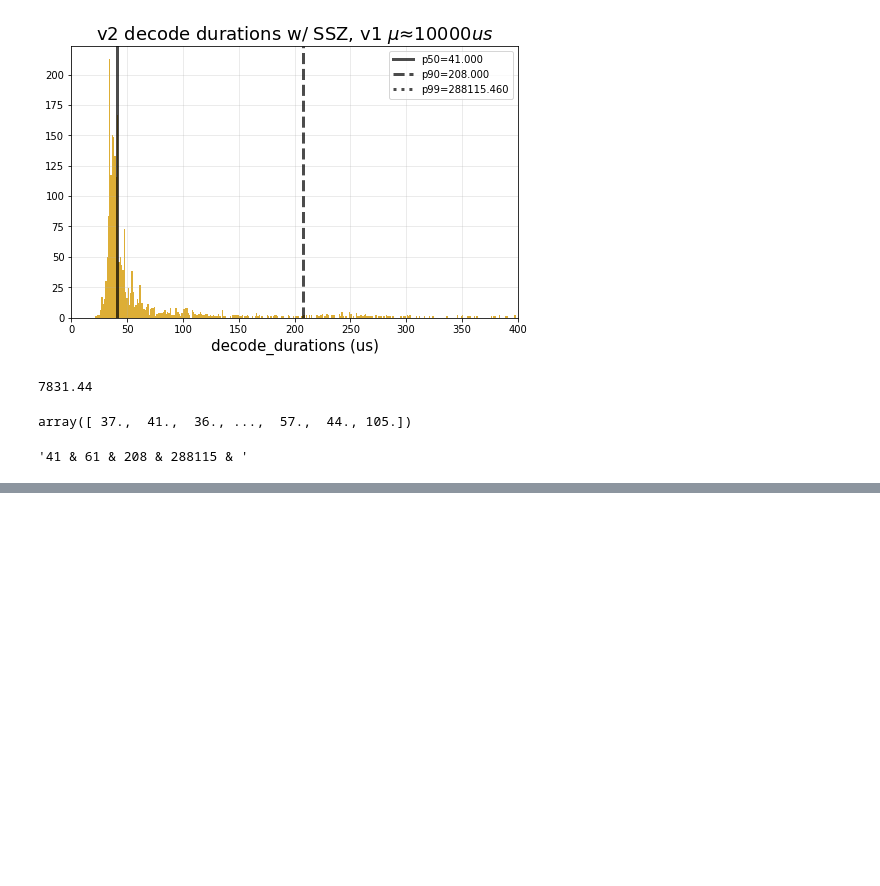
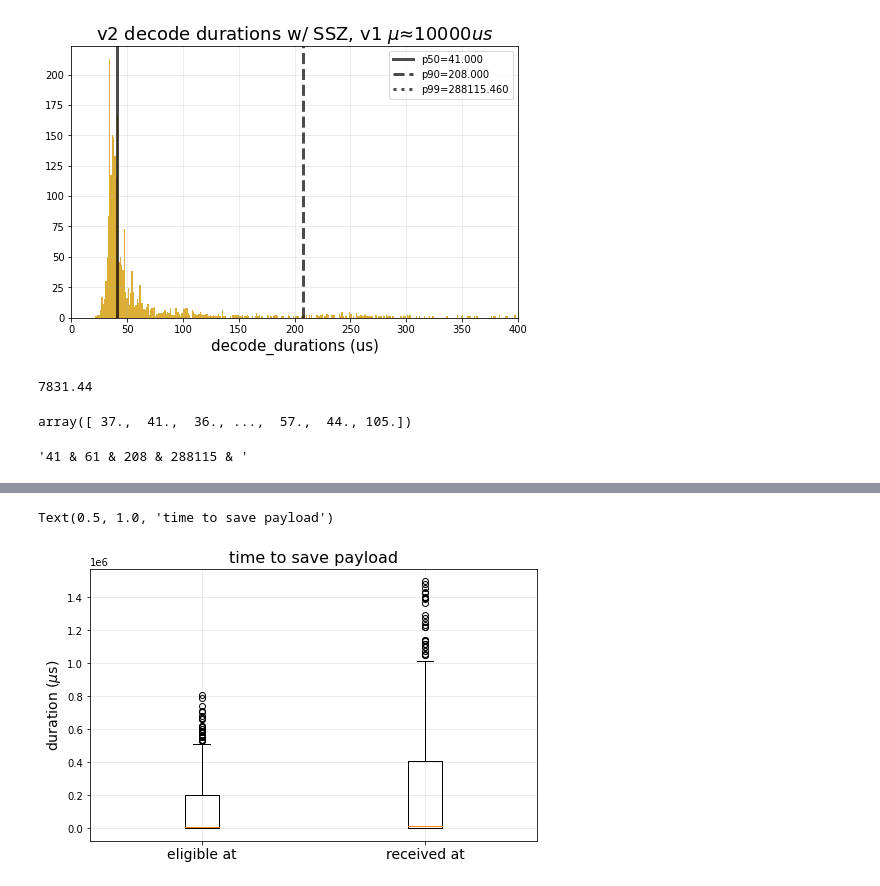
Before and after one commit to michaelneuder/relay-data, a Jupyter notebook: rsy/v2.ipynb, the cells around one changed output, grey strips where cells are left out. Drawn from its saved outputs; the diff is of its cells as text; code cells hidden in the pictures; blank space fills up the shorter version.

```diff
--- a/rsy/v2.ipynb
+++ b/rsy/v2.ipynb
@@ -92,3 +92,6 @@ for i in [50, 75, 90, 99]:
 st
 # %% [output]
 '41 & 61 & 208 & 288115 & '
+# %%
+june15 = pd.read_csv('june15-logs.csv')
+june15.head()
@@ -94,0 +106,12 @@ st
+# %%
+elig = june15['jsonPayload.timeSinceEligibleAt'].values
+recv = june15['jsonPayload.timeSinceReceivedAt'].values
+# %%
+f, ax = plt.subplots(figsize=(8,5))
+ax.boxplot([elig, recv])
+ax.set_xticklabels(['eligible at', 'received at'], size=14)
+ax.set_ylabel('duration ($\mu$s)', size=14)
+ax.set_title('time to save payload', size=16)
+# %% [output]
+Text(0.5, 1.0, 'time to save payload')
+[figure, added]
```
Also changed, not shown: parts of 2 cells of this notebook.
